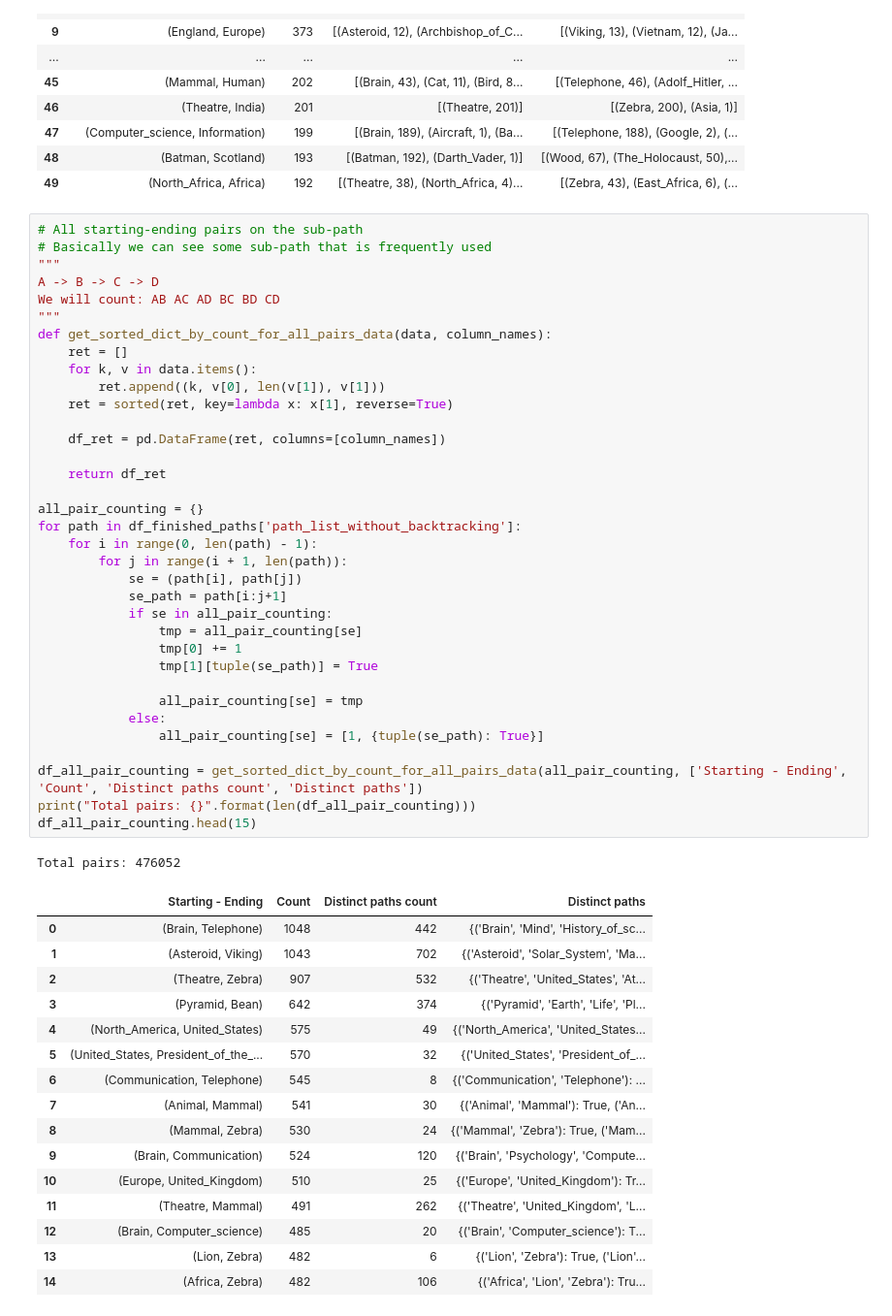
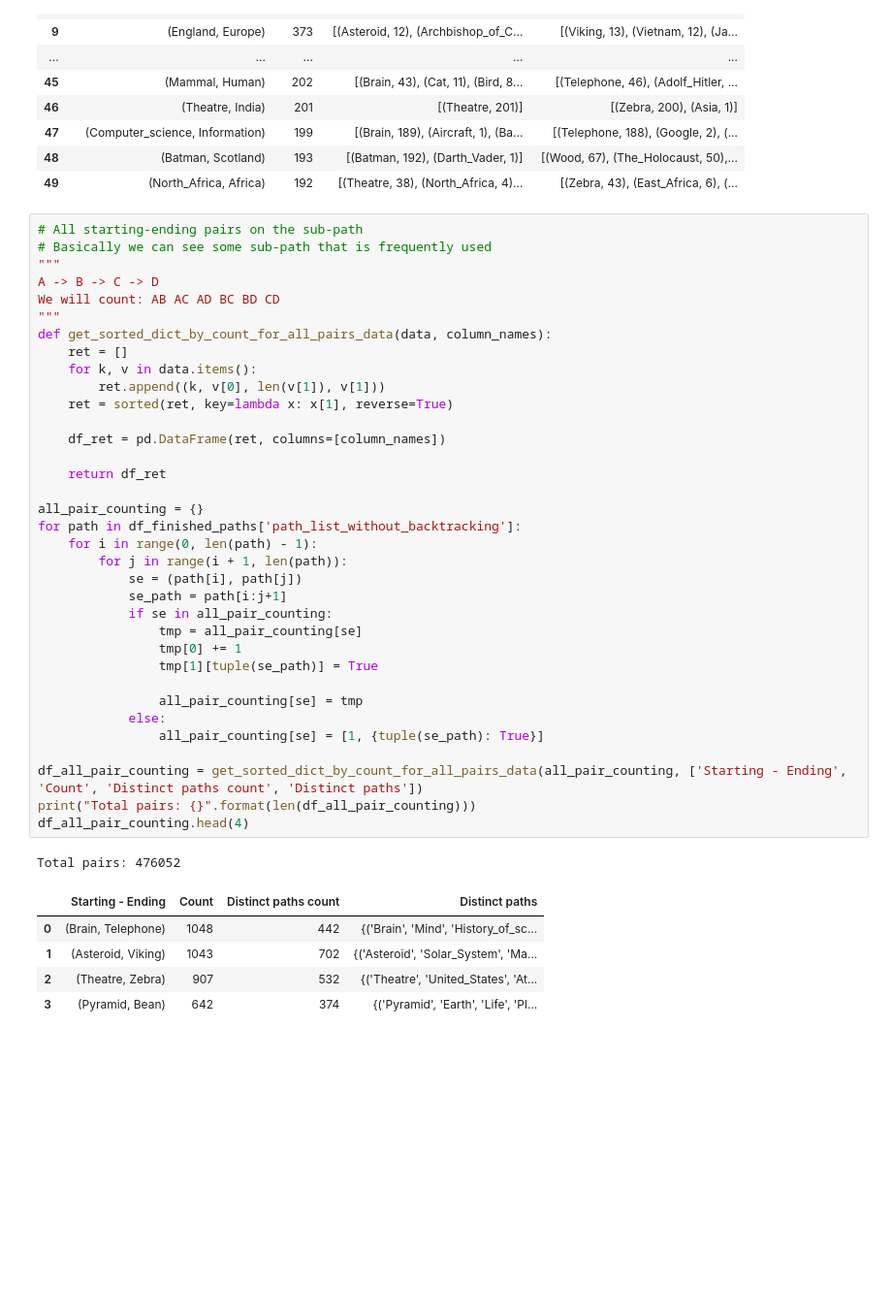
Before and after one commit to epfl-ada/ada-2022-project-hltw, a Jupyter notebook: P2.ipynb, the cells around one changed output. Shown at 97% size. Cells and saved outputs as stored; diff of their text form; blank space fills up the shorter version.

```diff
--- a/P2.ipynb
+++ b/P2.ipynb
@@ -558,42 +559,31 @@ def get_sorted_dict_by_count_for_all_pairs_data(data, column_names):
     ret = sorted(ret, key=lambda x: x[1], reverse=True)
 
     df_ret = pd.DataFrame(ret, columns=[column_names])
 
     return df_ret
 
 all_pair_counting = {}
 for path in df_finished_paths['path_list_without_backtracking']:
     for i in range(0, len(path) - 1):
         for j in range(i + 1, len(path)):
             se = (path[i], path[j])
             se_path = path[i:j+1]
             if se in all_pair_counting:
                 tmp = all_pair_counting[se]
                 tmp[0] += 1
                 tmp[1][tuple(se_path)] = True
 
                 all_pair_counting[se] = tmp
             else:
                 all_pair_counting[se] = [1, {tuple(se_path): True}]
 
 df_all_pair_counting = get_sorted_dict_by_count_for_all_pairs_data(all_pair_counting, ['Starting - Ending', 'Count', 'Distinct paths count', 'Distinct paths'])
 print("Total pairs: {}".format(len(df_all_pair_counting)))
-df_all_pair_counting.head(15)
+df_all_pair_counting.head(4)
 # %% [output]
 Total pairs: 476052
 |  | Starting - Ending | Count | Distinct paths count | Distinct paths |
 | 0 | (Brain, Telephone) | 1048 | 442 | {('Brain', 'Mind', 'History_of_sc... |
 | 1 | (Asteroid, Viking) | 1043 | 702 | {('Asteroid', 'Solar_System', 'Ma... |
 | 2 | (Theatre, Zebra) | 907 | 532 | {('Theatre', 'United_States', 'At... |
 | 3 | (Pyramid, Bean) | 642 | 374 | {('Pyramid', 'Earth', 'Life', 'Pl... |
-| 4 | (North_America, United_States) | 575 | 49 | {('North_America', 'United_States... |
-| 5 | (United_States, President_of_the_... | 570 | 32 | {('United_States', 'President_of_... |
-| 6 | (Communication, Telephone) | 545 | 8 | {('Communication', 'Telephone'): ... |
-| 7 | (Animal, Mammal) | 541 | 30 | {('Animal', 'Mammal'): True, ('An... |
-| 8 | (Mammal, Zebra) | 530 | 24 | {('Mammal', 'Zebra'): True, ('Mam... |
-| 9 | (Brain, Communication) | 524 | 120 | {('Brain', 'Psychology', 'Compute... |
-| 10 | (Europe, United_Kingdom) | 510 | 25 | {('Europe', 'United_Kingdom'): Tr... |
-| 11 | (Theatre, Mammal) | 491 | 262 | {('Theatre', 'United_Kingdom', 'L... |
-| 12 | (Brain, Computer_science) | 485 | 20 | {('Brain', 'Computer_science'): T... |
-| 13 | (Lion, Zebra) | 482 | 6 | {('Lion', 'Zebra'): True, ('Lion'... |
-| 14 | (Africa, Zebra) | 482 | 106 | {('Africa', 'Lion', 'Zebra'): Tru... |
```
Also changed, not shown: parts of 27 cells of this notebook.
